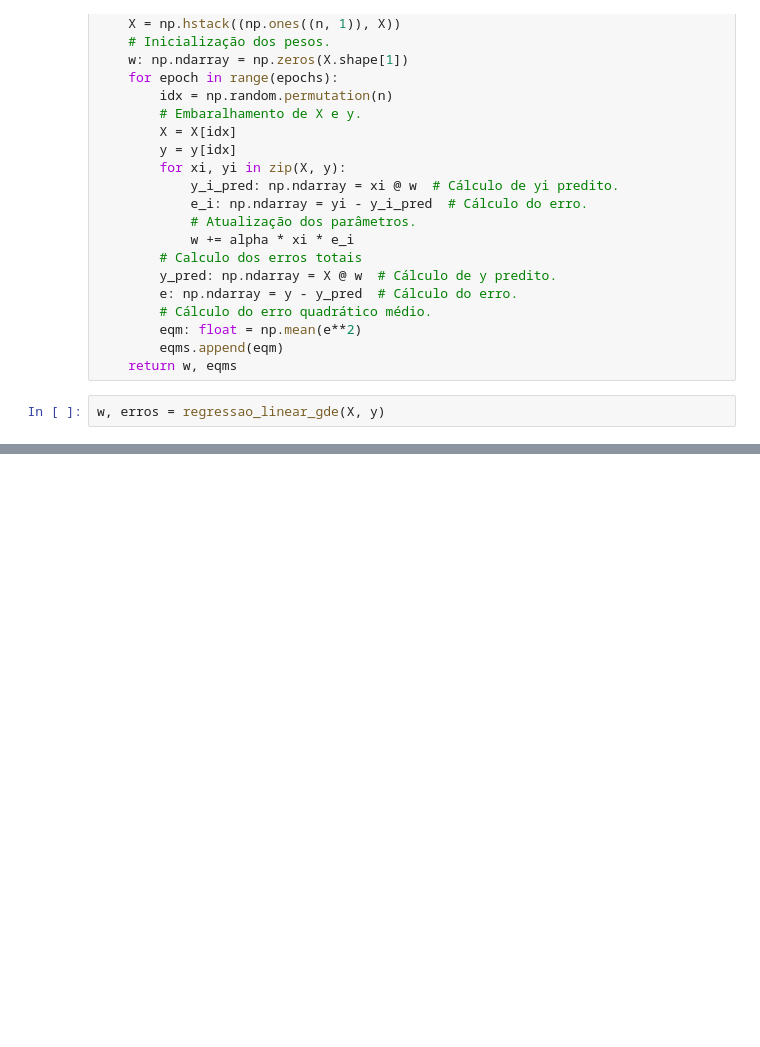
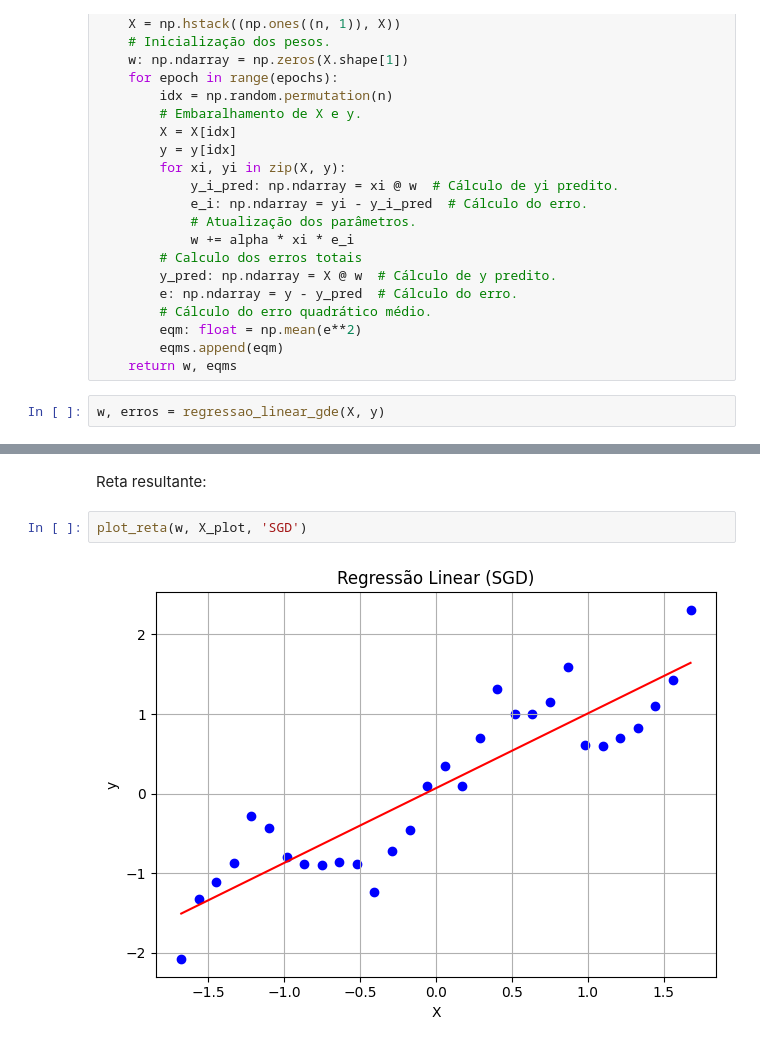
Before and after one commit to LuizGusQueiroz/CK0193-Aprendizagem_de_Maquina, a Jupyter notebook: Lista 01/Lista 01.ipynb, the cells around one changed output, grey strips where cells are left out. Drawn from its saved outputs; the diff is of its cells as text; blank space fills up the shorter version.

```diff
--- a/Lista 01/Lista 01.ipynb
+++ b/Lista 01/Lista 01.ipynb
@@ -206,0 +221,6 @@ plt.show()
+# %% [markdown]
+Reta resultante:
+# %%
+plot_reta(w, X_plot, 'SGD')
+# %% [output]
+[figure, added]
```
Also changed, not shown: parts of 16 cells of this notebook.
